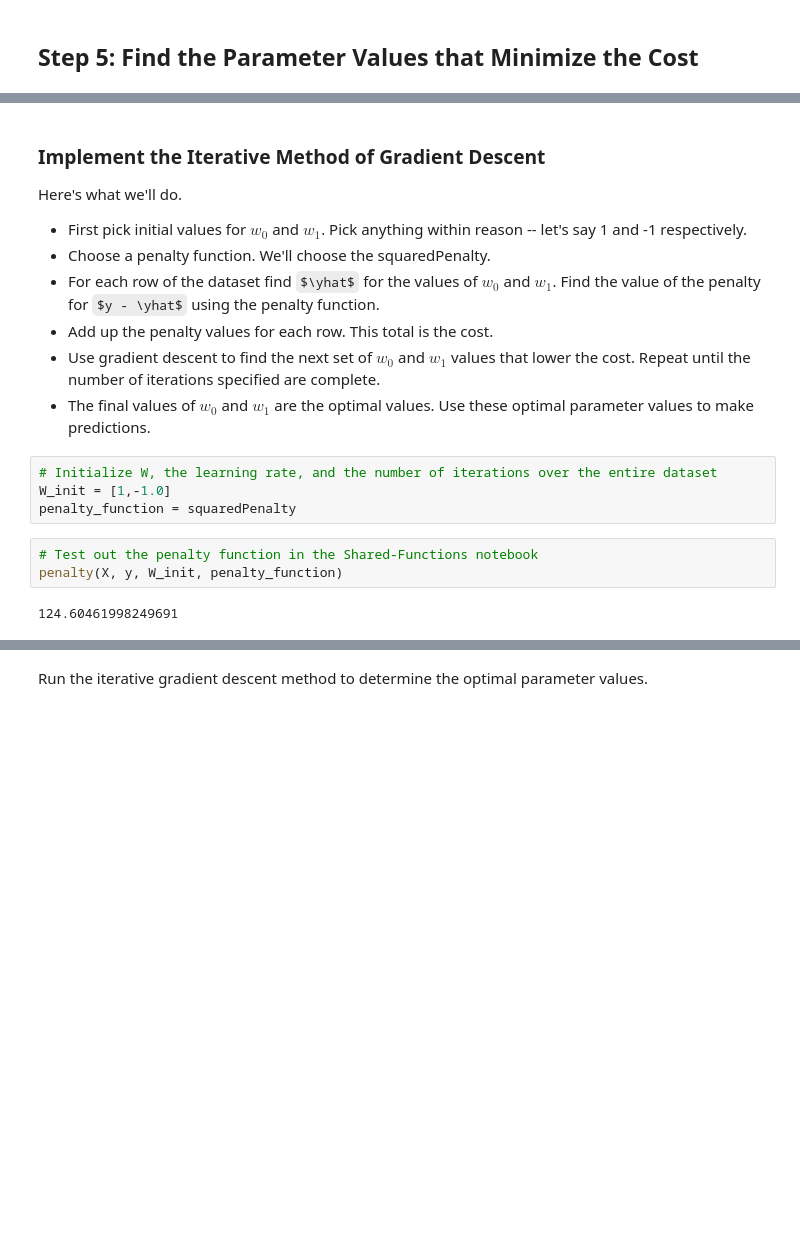
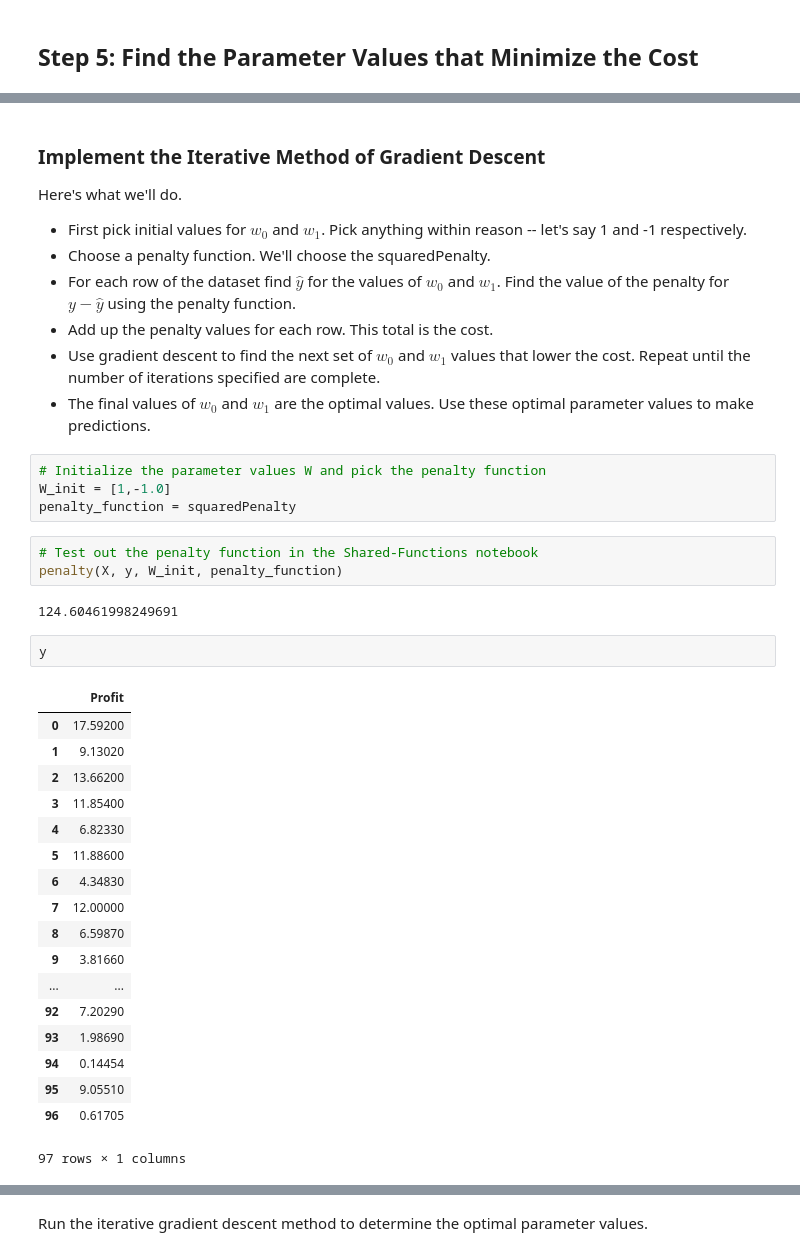
Before and after one commit to elizlajeunesse/MLCourse, a Jupyter notebook: Notebooks/Regression-with-a-Single-Feature.ipynb, the cells around one changed output, grey strips where cells are left out. Cells and saved outputs as stored; diff of their text form; some formulas as TeX source; blank space fills up the shorter version.

```diff
--- a/Notebooks/Regression-with-a-Single-Feature.ipynb
+++ b/Notebooks/Regression-with-a-Single-Feature.ipynb
@@ -350,12 +375,12 @@ $$w_{j} := w_{j} - \frac{\alpha}{m} \ [\sum_{i=1}^{m} (h_{W}(x^{(i)}) - y^{(i)})
 Here's what we'll do.
 - First pick initial values for $w_0$ and $w_1$. Pick anything within reason -- let's say 1 and -1 respectively.
 - Choose a penalty function. We'll choose the squaredPenalty.
-- For each row of the dataset find $\yhat$ for the values of $w_0$ and $w_1$. Find the value of the penalty for $y - \yhat$ using the penalty function.
+- For each row of the dataset find $\hat{y}$ for the values of $w_0$ and $w_1$. Find the value of the penalty for $y - \hat{y}$ using the penalty function.
 - Add up the penalty values for each row. This total is the cost.
 - Use gradient descent to find the next set of $w_0$ and $w_1$ values that lower the cost. Repeat until the number of iterations specified are complete.
 - The final values of $w_0$ and $w_1$ are the optimal values. Use these optimal parameter values to make predictions.
 # %%
-# Initialize W, the learning rate, and the number of iterations over the entire dataset
+# Initialize the parameter values W and pick the penalty function
 W_init = [1,-1.0]
 penalty_function = squaredPenalty
 # %%
@@ -363,5 +388,26 @@ penalty_function = squaredPenalty
 penalty(X, y, W_init, penalty_function)
 # %% [output]
 124.60461998249691
+# %%
+y
+# %% [output]
+|  | Profit |
+| 0 | 17.59200 |
+| 1 | 9.13020 |
+| 2 | 13.66200 |
+| 3 | 11.85400 |
+| 4 | 6.82330 |
+| 5 | 11.88600 |
+| 6 | 4.34830 |
+| 7 | 12.00000 |
+| 8 | 6.59870 |
+| 9 | 3.81660 |
+| ... | ... |
+| 92 | 7.20290 |
+| 93 | 1.98690 |
+| 94 | 0.14454 |
+| 95 | 9.05510 |
+| 96 | 0.61705 |
+97 rows × 1 columns
 # %%
 # Test out the gradientDescent function in the Shared-Functions notebook
```
Also changed, not shown: parts of 24 cells of this notebook, 11 other files.
